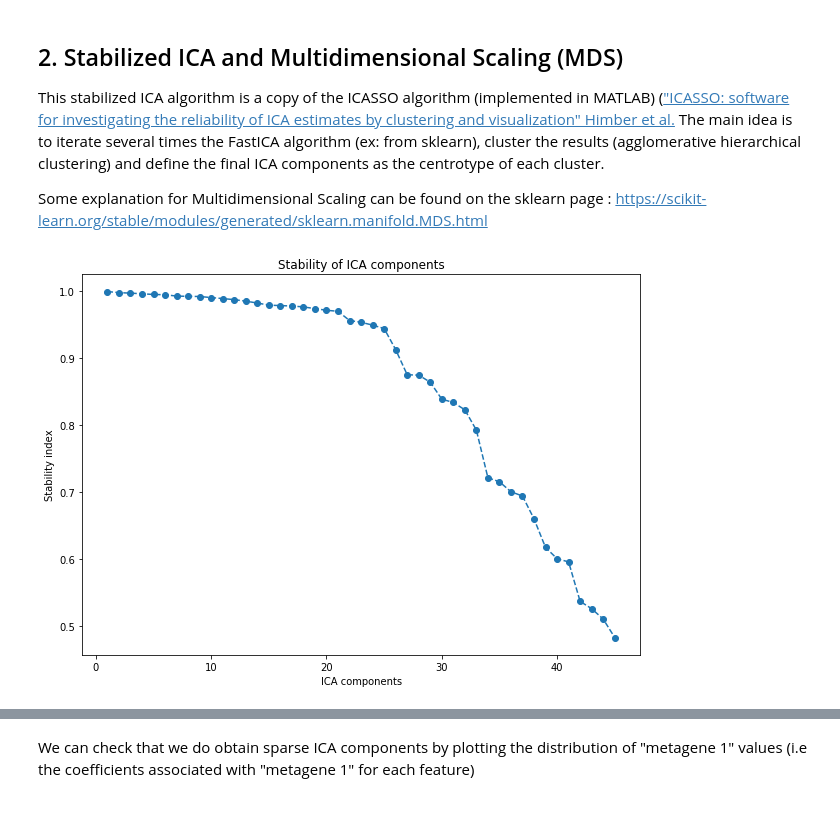
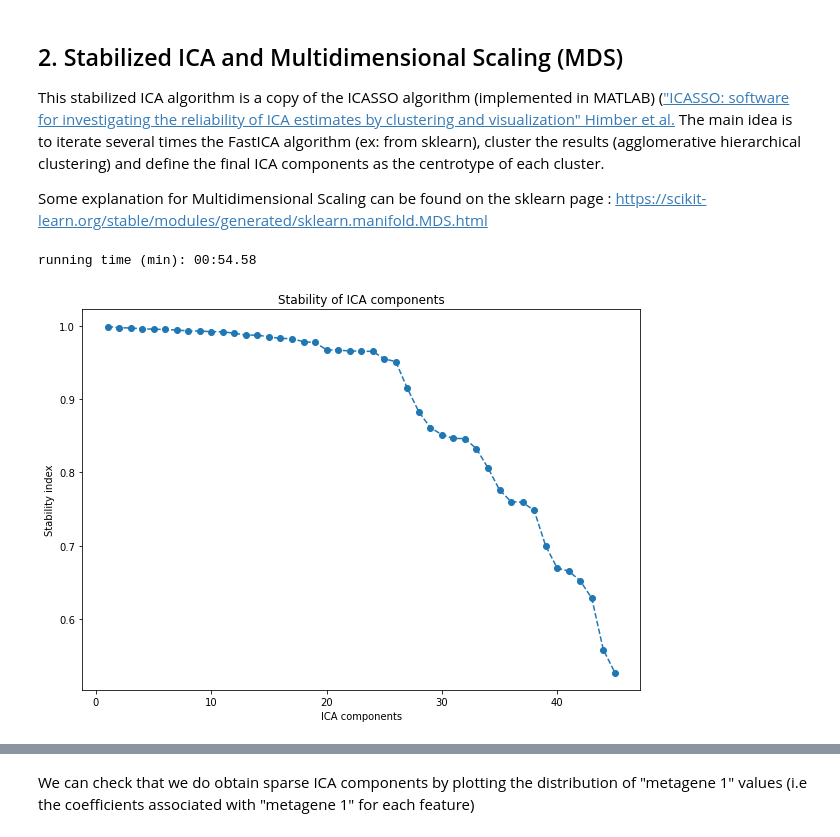
Before and after one commit to ncaptier/stabilized-ica, a Jupyter notebook: transcriptomic_ICA.ipynb, the cells around one changed output, grey strips where cells are left out. Drawn from its saved outputs; the diff is of its cells as text; code cells hidden in the pictures.

```diff
--- a/transcriptomic_ICA.ipynb
+++ b/transcriptomic_ICA.ipynb
@@ -51,9 +54,15 @@ Some explanation for Multidimensional Scaling can be found on the sklearn page :
 # %%
-from algorithms.stabilized_ICA import StabilizedICA
+start = time.time()
 
 sICA = StabilizedICA(n_components = dim_opt , max_iter = 2000 , n_jobs = -1)
-Index, S = sICA.fit(df.values , n_runs = 30 , plot = True)
+sICA.fit(df.values , n_runs = 30 , plot = True ,normalize = True)
+
+end = time.time()
+
+minutes, seconds = divmod(end - start, 60)
+print("running time (min): " + "{:0>2}:{:05.2f}".format(int(minutes),seconds))
 # %% [output]
+running time (min): 00:54.58
-[figure, old version]
+[figure, new version]
 # %%
 fig , ax = plt.subplots(figsize = (10 , 7))
```
Also changed, not shown: parts of 8 cells of this notebook, 1 other file.
